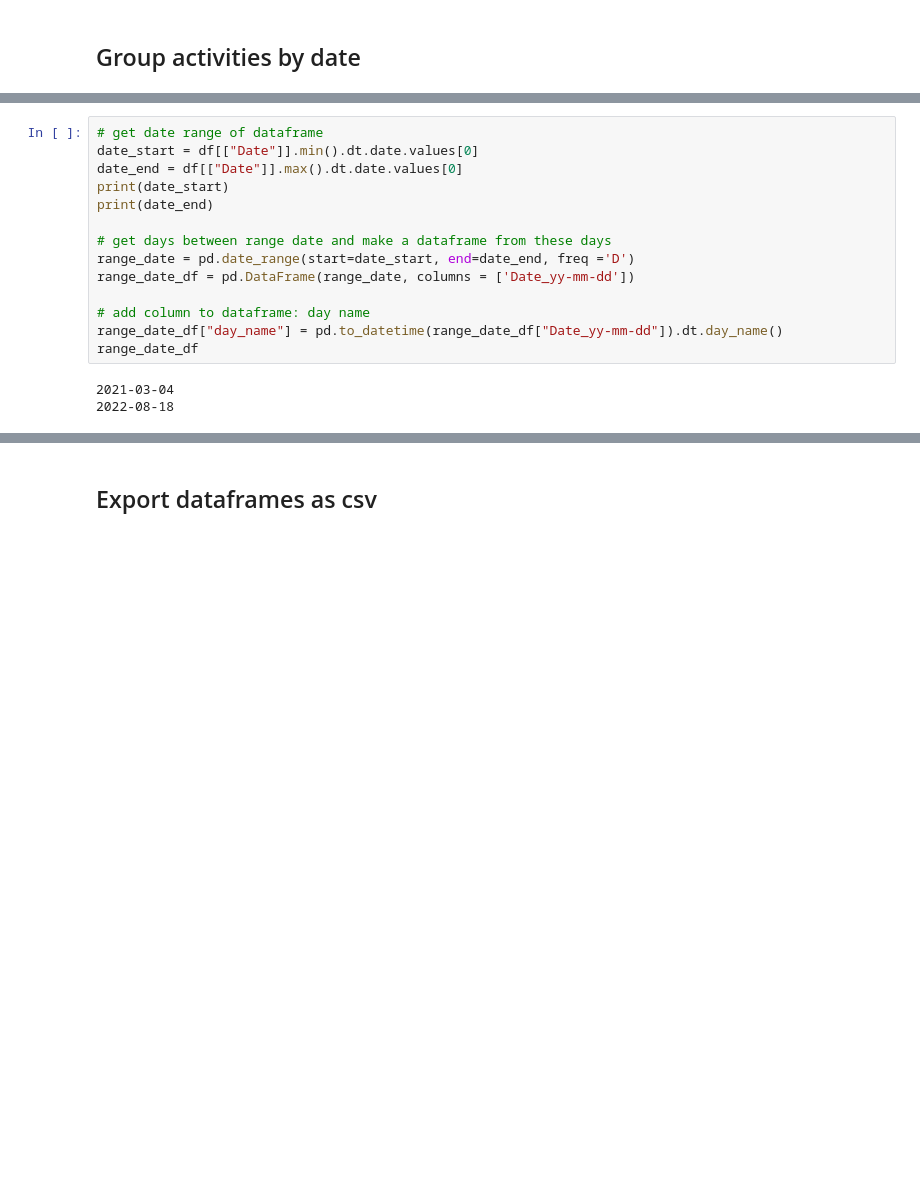
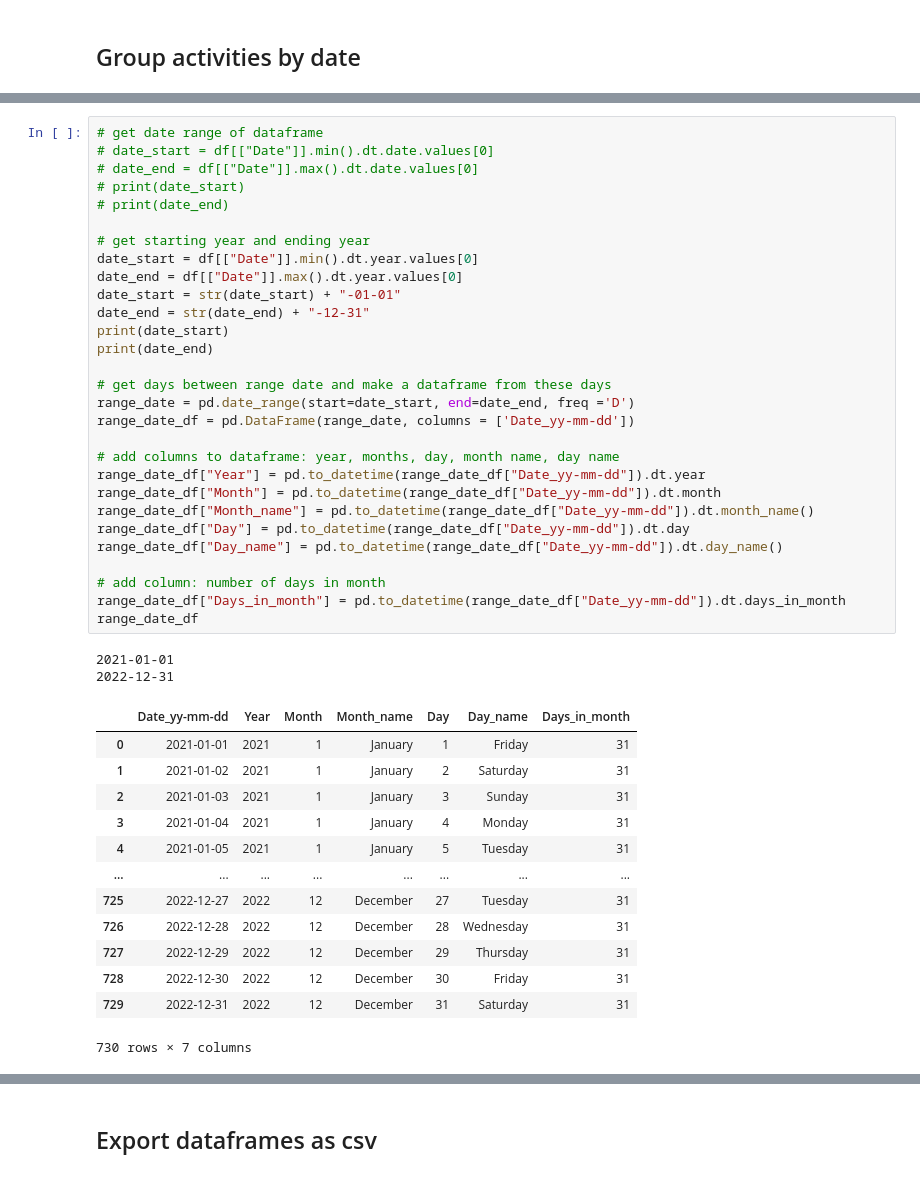
Before and after one commit to DerrickDDInAI/coding-art, a Jupyter notebook: core/models_3d/data_visualization/sports/all_activities/explore&preprocess_garmin_data.ipynb, the cells around one changed output, grey strips where cells are left out. Cells and saved outputs as stored; diff of their text form; blank space fills up the shorter version.

```diff
--- a/core/models_3d/data_visualization/sports/all_activities/explore&preprocess_garmin_data.ipynb
+++ b/core/models_3d/data_visualization/sports/all_activities/explore&preprocess_garmin_data.ipynb
@@ -284,20 +245,48 @@ grouped_df.head()
 # %%
 # get date range of dataframe
-date_start = df[["Date"]].min().dt.date.values[0]
-date_end = df[["Date"]].max().dt.date.values[0]
+# date_start = df[["Date"]].min().dt.date.values[0]
+# date_end = df[["Date"]].max().dt.date.values[0]
+# print(date_start)
+# print(date_end)
+
+# get starting year and ending year
+date_start = df[["Date"]].min().dt.year.values[0]
+date_end = df[["Date"]].max().dt.year.values[0]
+date_start = str(date_start) + "-01-01"
+date_end = str(date_end) + "-12-31"
 print(date_start)
 print(date_end)
 
 # get days between range date and make a dataframe from these days
 range_date = pd.date_range(start=date_start, end=date_end, freq ='D')
 range_date_df = pd.DataFrame(range_date, columns = ['Date_yy-mm-dd'])
 
-# add column to dataframe: day name
-range_date_df["day_name"] = pd.to_datetime(range_date_df["Date_yy-mm-dd"]).dt.day_name()
+# add columns to dataframe: year, months, day, month name, day name
+range_date_df["Year"] = pd.to_datetime(range_date_df["Date_yy-mm-dd"]).dt.year
+range_date_df["Month"] = pd.to_datetime(range_date_df["Date_yy-mm-dd"]).dt.month
+range_date_df["Month_name"] = pd.to_datetime(range_date_df["Date_yy-mm-dd"]).dt.month_name()
+range_date_df["Day"] = pd.to_datetime(range_date_df["Date_yy-mm-dd"]).dt.day
+range_date_df["Day_name"] = pd.to_datetime(range_date_df["Date_yy-mm-dd"]).dt.day_name()
+
+# add column: number of days in month
+range_date_df["Days_in_month"] = pd.to_datetime(range_date_df["Date_yy-mm-dd"]).dt.days_in_month
 range_date_df
 # %% [output]
-2021-03-04
-2022-08-18
+2021-01-01
+2022-12-31
+|  | Date_yy-mm-dd | Year | Month | Month_name | Day | Day_name | Days_in_month |
+| 0 | 2021-01-01 | 2021 | 1 | January | 1 | Friday | 31 |
+| 1 | 2021-01-02 | 2021 | 1 | January | 2 | Saturday | 31 |
+| 2 | 2021-01-03 | 2021 | 1 | January | 3 | Sunday | 31 |
+| 3 | 2021-01-04 | 2021 | 1 | January | 4 | Monday | 31 |
+| 4 | 2021-01-05 | 2021 | 1 | January | 5 | Tuesday | 31 |
+| ... | ... | ... | ... | ... | ... | ... | ... |
+| 725 | 2022-12-27 | 2022 | 12 | December | 27 | Tuesday | 31 |
+| 726 | 2022-12-28 | 2022 | 12 | December | 28 | Wednesday | 31 |
+| 727 | 2022-12-29 | 2022 | 12 | December | 29 | Thursday | 31 |
+| 728 | 2022-12-30 | 2022 | 12 | December | 30 | Friday | 31 |
+| 729 | 2022-12-31 | 2022 | 12 | December | 31 | Saturday | 31 |
+730 rows × 7 columns
 # %%
 # merge dataframe with all days from date range and dataframe with aggregated activities values
 everyday_grouped_df = pd.merge(range_date_df, grouped_df, how="left", on="Date_yy-mm-dd")
```
Also changed, not shown: parts of 19 cells of this notebook.
